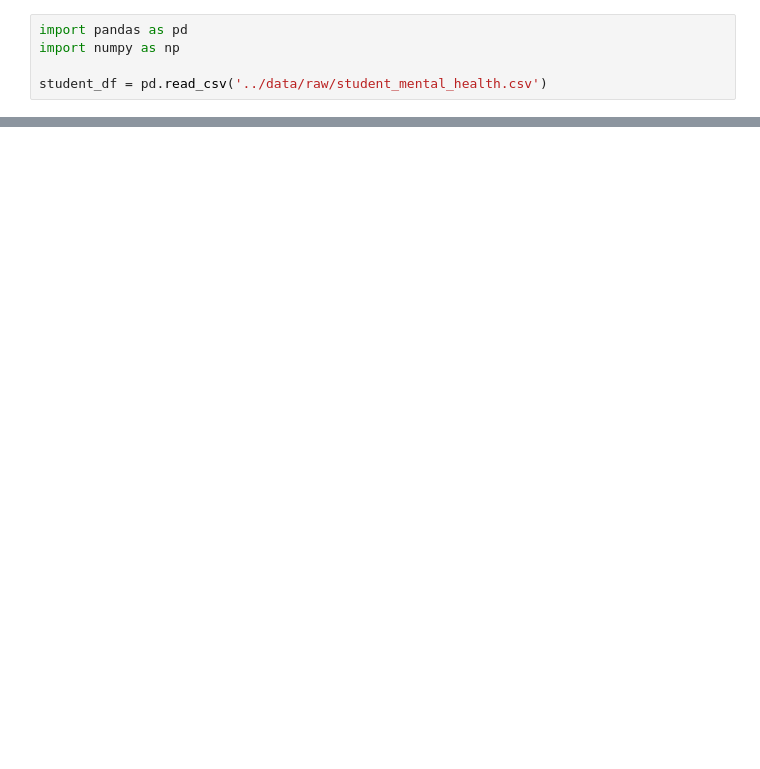
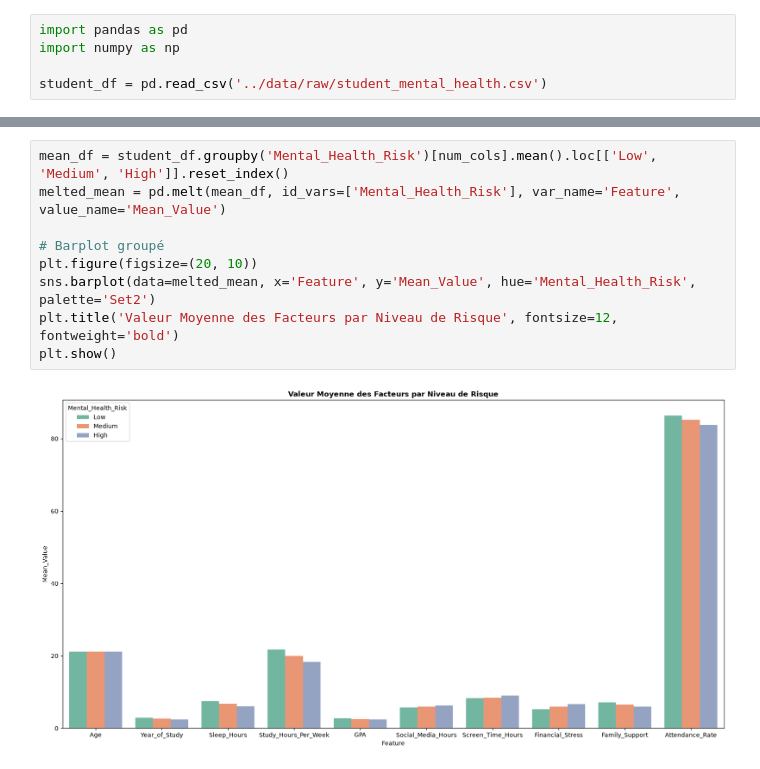
Before and after one commit to MouadBoumahdi/Student-Mental-Health, a Jupyter notebook: notebooks/01_eda.ipynb, the cells around one changed output, grey strips where cells are left out. Drawn from its saved outputs; the diff is of its cells as text; blank space fills up the shorter version.

```diff
--- a/notebooks/01_eda.ipynb
+++ b/notebooks/01_eda.ipynb
@@ -147 +206,12 @@ for col in num_cols:
+# %%
+mean_df = student_df.groupby('Mental_Health_Risk')[num_cols].mean().loc[['Low', 'Medium', 'High']].reset_index()
+melted_mean = pd.melt(mean_df, id_vars=['Mental_Health_Risk'], var_name='Feature', value_name='Mean_Value')
+
+# Barplot groupé
+plt.figure(figsize=(20, 10))
+sns.barplot(data=melted_mean, x='Feature', y='Mean_Value', hue='Mental_Health_Risk', palette='Set2')
+plt.title('Valeur Moyenne des Facteurs par Niveau de Risque', fontsize=12, fontweight='bold')
+plt.show()
+# %% [output]
+[figure, added]
 # %%
```
Also changed, not shown: parts of 11 cells of this notebook, 1 other file.
